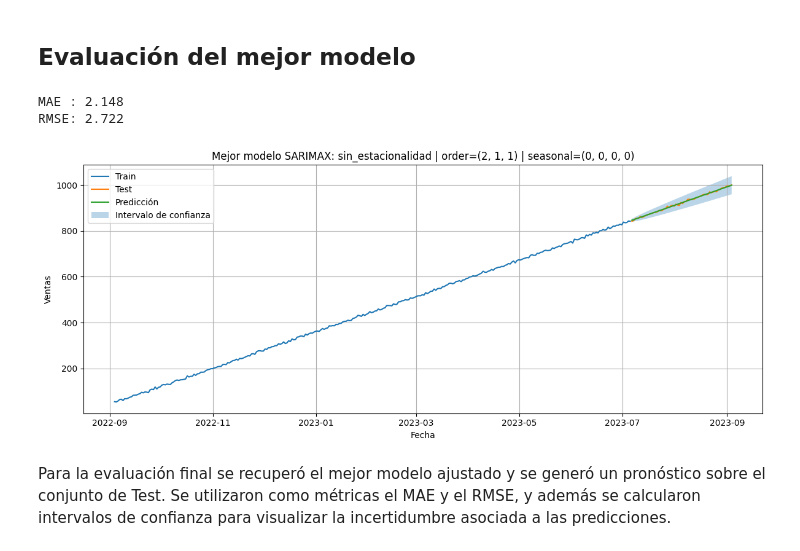
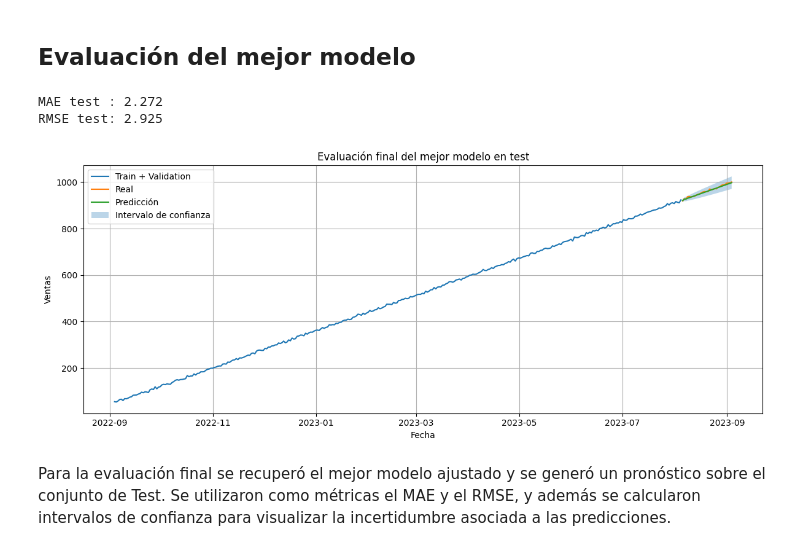
Before and after one commit to Oswaldoslv04/proyecto_series_temporales, a Jupyter notebook: src/explore.ipynb, the cells around one changed output. Cells and saved outputs as stored; diff of their text form; code cells hidden in the pictures.

Commit message:
Proyecto final Series Temporales y SARIMAX

```diff
--- a/src/explore.ipynb
+++ b/src/explore.ipynb
@@ -246,18 +250,19 @@ for scenario_name, seasonal_order in seasonal_scenarios.items():
             )
 
             result = model.fit(disp=False)
-            pred = result.get_forecast(steps=len(test)).predicted_mean
 
-            mae = mean_absolute_error(test, pred)
-            rmse = sqrt(np.mean((test - pred) ** 2))
+            val_pred = result.get_forecast(steps=len(validation)).predicted_mean
+
+            mae = mean_absolute_error(validation, val_pred)
+            rmse = sqrt(np.mean((validation - val_pred) ** 2))
 
             rows.append({
                 "escenario": scenario_name,
                 "order": order,
                 "seasonal_order": seasonal_order,
                 "AIC": result.aic,
-                "MAE": mae,
-                "RMSE": rmse
+                "MAE_validation": mae,
+                "RMSE_validation": rmse
             })
 
             fitted_models[(scenario_name, order, seasonal_order)] = result
@@ -267,10 +272,10 @@ for scenario_name, seasonal_order in seasonal_scenarios.items():
             continue
 # %%
 results = pd.DataFrame(rows)
-# Ordenar priorizando el mejor RMSE
+
 results = (
     results
-    .sort_values(by=["RMSE", "MAE", "AIC"], ascending=[True, True, True])
+    .sort_values(by=["RMSE_validation", "MAE_validation", "AIC"], ascending=[True, True, True])
     .reset_index(drop=True)
 )
 
@@ -320,44 +325,54 @@ display(best_by_scenario)
 Al comparar ambos escenarios, el mejor desempeño en el conjunto de prueba se obtuvo con el modelo sin estacionalidad y parámetros (2,1,1). Esto sugiere que, para esta serie, incorporar una estacionalidad semanal no aportó una mejora real en la predicción final.
 # %% [markdown]
 ## Evaluación del mejor modelo
+# %%
+train_val = pd.concat([train, validation])
+
+final_model = SARIMAX(
+    train_val,
+    order=best_order,
+    seasonal_order=best_seasonal_order,
+    enforce_stationarity=False,
+    enforce_invertibility=False
+)
+
+final_model_fit = final_model.fit(disp=False)
 # %%
-best_model = fitted_models[(best_scenario, best_order, best_seasonal_order)]
-
-test_forecast = best_model.get_forecast(steps=len(test))
+test_forecast = final_model_fit.get_forecast(steps=len(test))
 test_pred = test_forecast.predicted_mean
 test_ci = test_forecast.conf_int()
 
-mae = mean_absolute_error(test, test_pred)
-rmse = sqrt(np.mean((test - test_pred) ** 2))
+mae_test = mean_absolute_error(test, test_pred)
+rmse_test = sqrt(np.mean((test - test_pred) ** 2))
 
-print(f"MAE : {mae:.3f}")
-print(f"RMSE: {rmse:.3f}")
+print(f"MAE test : {mae_test:.3f}")
+print(f"RMSE test: {rmse_test:.3f}")
 # %% [output]
-MAE : 2.148
-RMSE: 2.722
+MAE test : 2.272
+RMSE test: 2.925
 # %%
 plt.figure(figsize=(12, 5))
-plt.plot(train.index, train, label="Train")
-plt.plot(test.index, test, label="Test")
+plt.plot(train_val.index, train_val, label="Train + Validation")
+plt.plot(test.index, test, label="Real")
 plt.plot(test.index, test_pred, label="Predicción")
 
 plt.fill_between(
     test.index,
     test_ci.iloc[:, 0],
     test_ci.iloc[:, 1],
     alpha=0.3,
     label="Intervalo de confianza"
 )
 
-plt.title(f"Mejor modelo SARIMAX: {best_scenario} | order={best_order} | seasonal={best_seasonal_order}")
+plt.title("Evaluación final del mejor modelo en test")
 plt.xlabel("Fecha")
 plt.ylabel("Ventas")
 plt.legend()
 plt.grid(True)
 plt.tight_layout()
 plt.show()
 # %% [output]
-[figure, old version]
+[figure, new version]
 # %% [markdown]
 Para la evaluación final se recuperó el mejor modelo ajustado y se generó un pronóstico sobre el conjunto de Test. Se utilizaron como métricas el MAE y el RMSE, y además se calcularon intervalos de confianza para visualizar la incertidumbre asociada a las predicciones.
 # %% [markdown]
```
Also changed, not shown: parts of 8 cells of this notebook, 2 other files.
